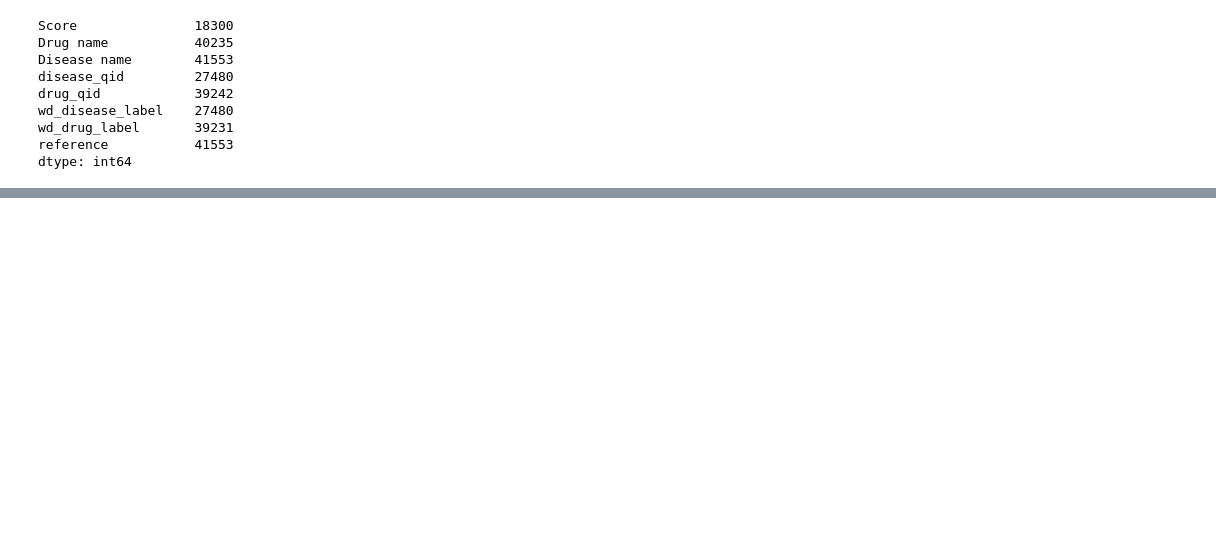
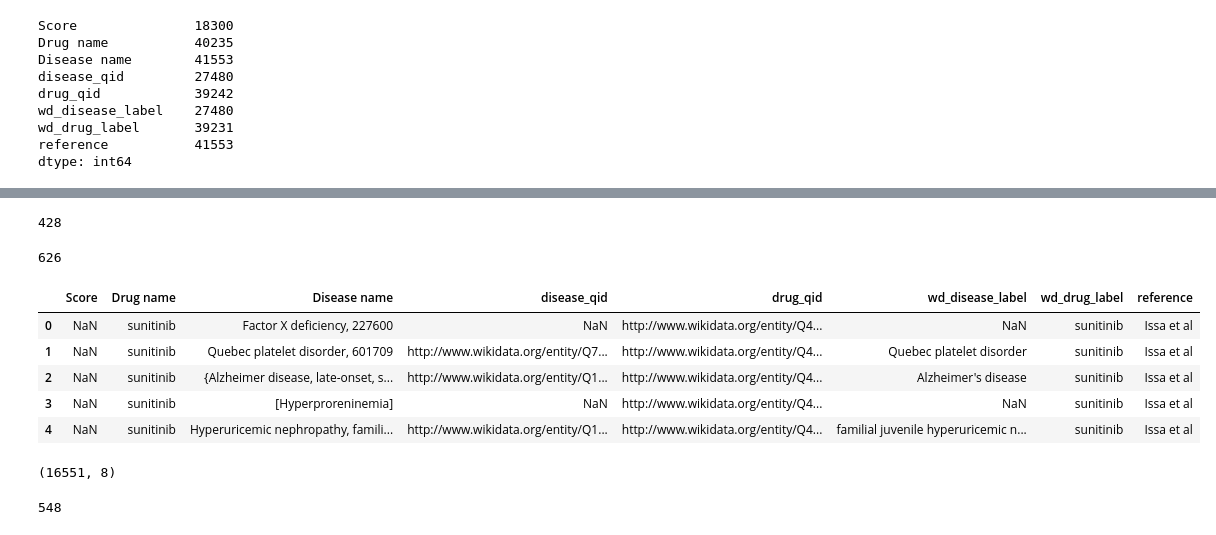
Before and after one commit to sebotic/wikidata_notebooks, a Jupyter notebook: Gottlieb paper data prep.ipynb, the cells around one changed output, grey strips where cells are left out. Drawn from its saved outputs; the diff is of its cells as text; code cells hidden in the pictures; blank space fills up the shorter version.

```diff
--- a/Gottlieb paper data prep.ipynb
+++ b/Gottlieb paper data prep.ipynb
@@ -1171,0 +1178,14 @@ all_data.to_csv('drug_disease_all_predictions.csv')
+# %%
+overlapping_drugs = pd.DataFrame([], columns=all_data.columns)
+
+value_counts = all_data['drug_qid'].value_counts()
+for c, x in value_counts.items():
+    if int(x) > 1:
+        tmp = all_data.loc[all_data['drug_qid'] == c, :]
+
+        if len(tmp['reference'].unique()) > 1:
+            overlapping_drugs = overlapping_drugs.append(tmp, ignore_index=True)
+
+#     print(c, x)
+#     print(overlapping_drugs)
+#     break
@@ -1171,0 +1212,3 @@ all_data.to_csv('drug_disease_all_predictions.csv')
+# %%
+ddup = overlapping_drugs.drop_duplicates()
+ddup.count()
@@ -1171,0 +1227,36 @@ all_data.to_csv('drug_disease_all_predictions.csv')
+# %%
+print(len(ddup['disease_qid'].unique()))
+len(ddup['Disease name'].unique())
+# %% [output]
+428
+626
+# %%
+keywords = ['cancer', 'carcinoma', 'leukemia', 'tumour', 'tumor', 'neoplasm', 'myoma', 'blastoma', 'lymphoma',
+           'melanoma', 'glioma', 'sarcoma', 'fibromatosis', 'myeloma']
+
+wo_cancers = pd.DataFrame([], columns=all_data.columns)
+
+keep = set()
+
+for x in ddup['Disease name'].unique():
+    if any([True for y in keywords if y in x.lower()]):
+        continue
+    else:
+        keep.add(x)
+
+for c, x in ddup.iterrows():
+    if x['Disease name'] in keep:
+        wo_cancers = wo_cancers.append(ddup.loc[c, :], ignore_index=True)
+
+wo_cancers.head()
+# %% [output]
+|  | Score | Drug name | Disease name | disease_qid | drug_qid | wd_disease_label | wd_drug_label | reference |
+| 0 | NaN | sunitinib | Factor X deficiency, 227600 | NaN | http://www.wikidata.org/entity/Q4... | NaN | sunitinib | Issa et al |
+| 1 | NaN | sunitinib | Quebec platelet disorder, 601709 | http://www.wikidata.org/entity/Q7... | http://www.wikidata.org/entity/Q4... | Quebec platelet disorder | sunitinib | Issa et al |
+| 2 | NaN | sunitinib | {Alzheimer disease, late-onset, s... | http://www.wikidata.org/entity/Q1... | http://www.wikidata.org/entity/Q4... | Alzheimer's disease | sunitinib | Issa et al |
+| 3 | NaN | sunitinib | [Hyperproreninemia] | NaN | http://www.wikidata.org/entity/Q4... | NaN | sunitinib | Issa et al |
+| 4 | NaN | sunitinib | Hyperuricemic nephropathy, famili... | http://www.wikidata.org/entity/Q1... | http://www.wikidata.org/entity/Q4... | familial juvenile hyperuricemic n... | sunitinib | Issa et al |
+# %%
+wo_cancers.shape
+# %% [output]
+(16551, 8)
@@ -1171,0 +1265,4 @@ all_data.to_csv('drug_disease_all_predictions.csv')
+# %%
+len(wo_cancers['Disease name'].unique())
+# %% [output]
+548
```
Also changed, not shown: parts of 8 cells of this notebook.
